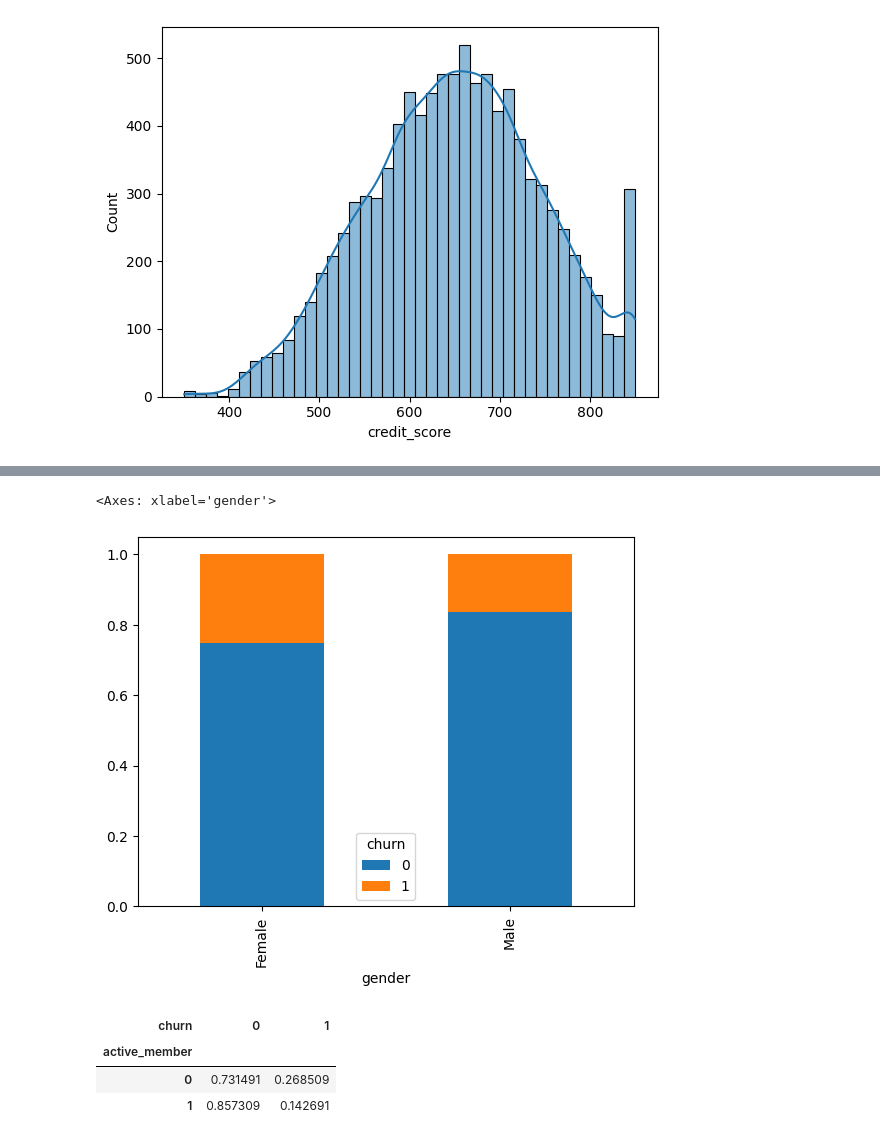
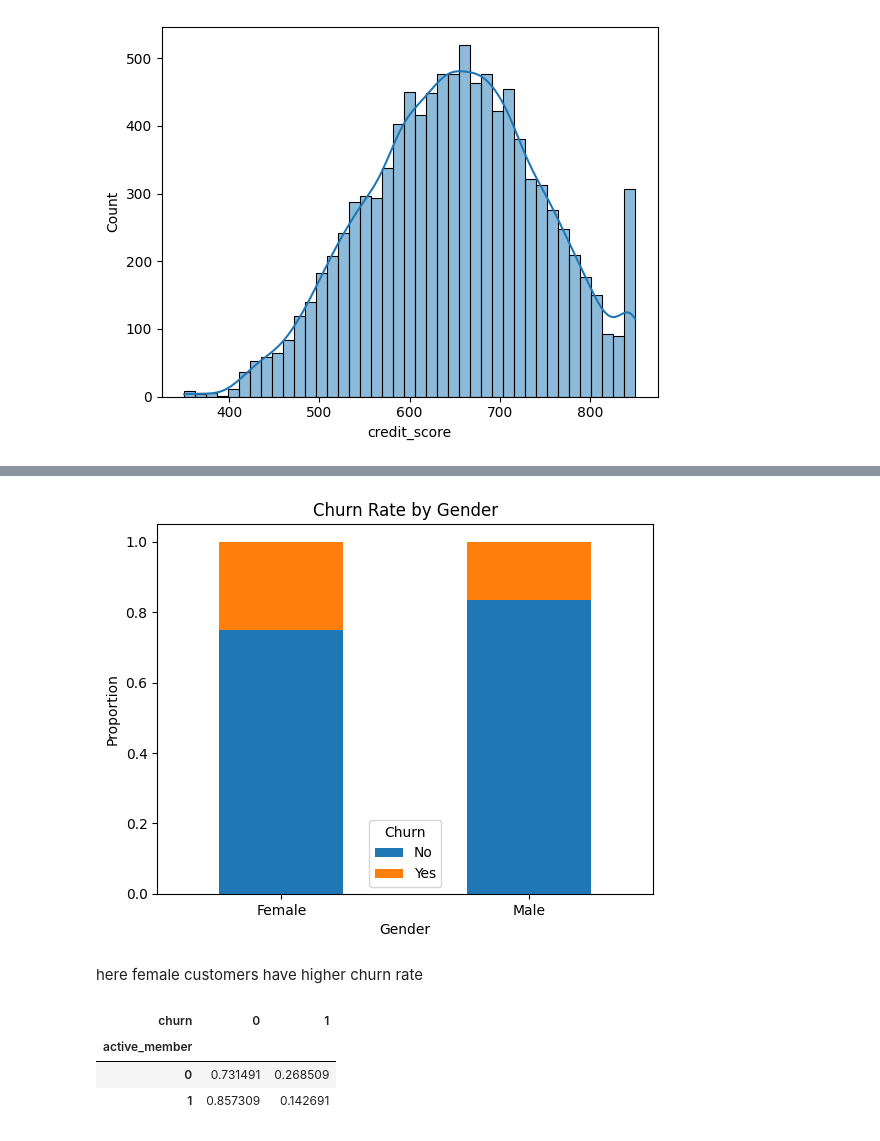
Before and after one commit to rajeevkumar75/Bank-Customer-Churn-Prediction, a Jupyter notebook: notebooks/Eda end to end.ipynb, the cells around one changed output, grey strips where cells are left out. Saved outputs shown, nothing was run; the diff lists cells and outputs as text; code cells hidden in the pictures.

```diff
--- a/notebooks/Eda end to end.ipynb
+++ b/notebooks/Eda end to end.ipynb
@@ -135,8 +157,17 @@ pd.crosstab(df['country'], df['churn'], normalize='index').plot(kind='bar', stac
 # %%
-pd.crosstab(df['gender'], df['churn'], normalize='index').plot(kind='bar', stacked=True)
+gt = pd.crosstab(df['gender'], df['churn'], normalize='index').plot(kind='bar', stacked=True)
+
+gt.plot(kind='bar', stacked=True)
+plt.title("Churn Rate by Gender")
+plt.xlabel("Gender")
+plt.ylabel("Proportion")
+plt.legend(title="Churn", labels=["No", "Yes"])
+plt.xticks(rotation=0)
+plt.show()
 # %% [output]
-<Axes: xlabel='gender'>
-[figure, old version]
+[figure, new version]
+# %% [markdown]
+here female customers have higher churn rate
 # %%
 pd.crosstab(df['active_member'], df['churn'], normalize='index')
 # %% [output]
```
Also changed, not shown: parts of 8 cells of this notebook.
